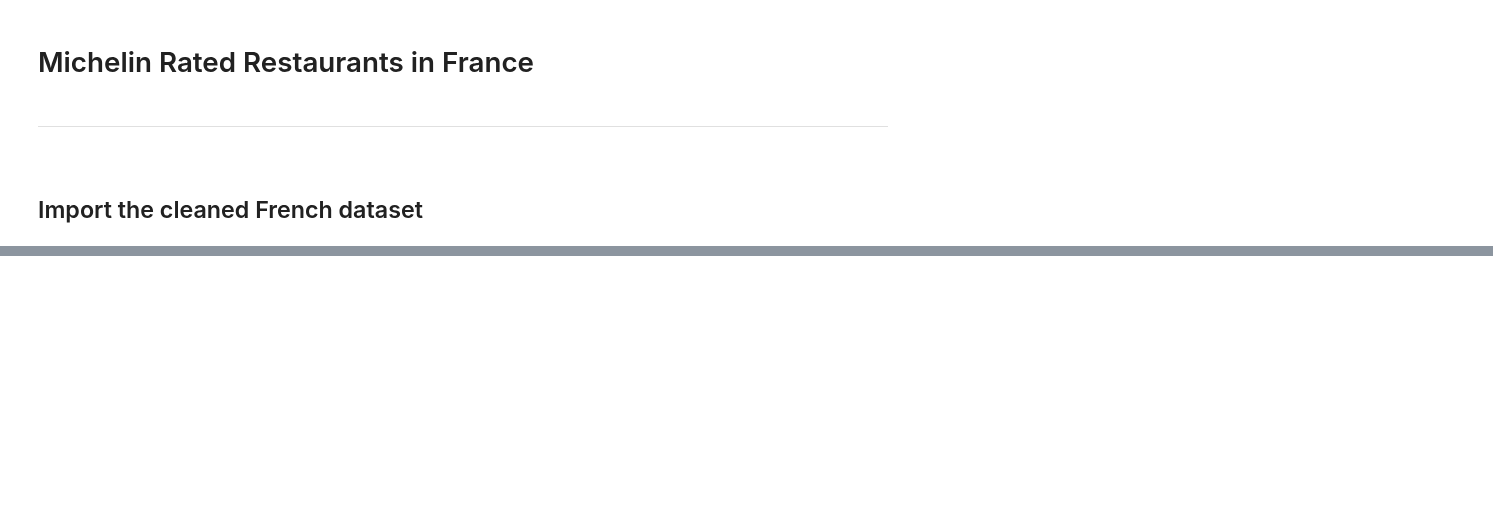
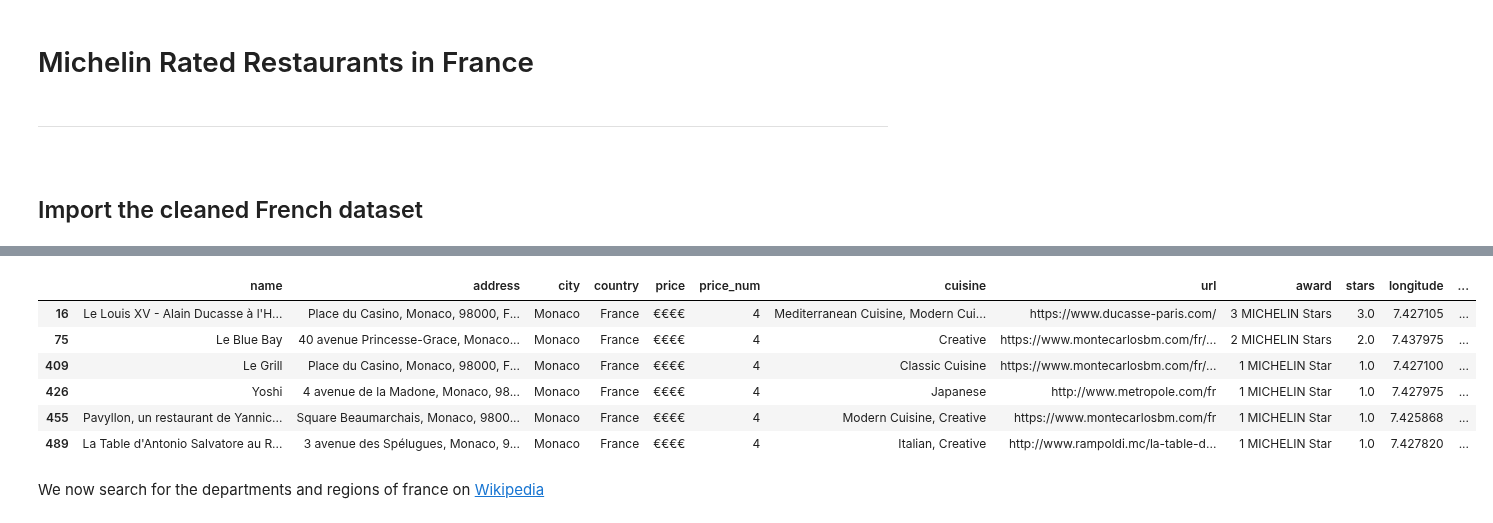
Before and after one commit to pineapple-bois/Michelin_Rated_Restaurants, a Jupyter notebook: Notebooks/France.ipynb, the cells around one changed output, grey strips where cells are left out. Saved outputs shown, nothing was run; the diff lists cells and outputs as text; code cells hidden in the pictures; blank space fills up the shorter version.

```diff
--- a/Notebooks/France.ipynb
+++ b/Notebooks/France.ipynb
@@ -26,0 +160,11 @@ france.head(10)
+# %%
+monaco = france_data[france_data['city'] == 'Monaco']
+monaco
+# %% [output]
+|  | name | address | city | country | price | price_num | cuisine | url | award | stars | longitude | ... |
+| 16 | Le Louis XV - Alain Ducasse à l'H... | Place du Casino, Monaco, 98000, F... | Monaco | France | €€€€ | 4 | Mediterranean Cuisine, Modern Cui... | https://www.ducasse-paris.com/ | 3 MICHELIN Stars | 3.0 | 7.427105 | ... |
+| 75 | Le Blue Bay | 40 avenue Princesse-Grace, Monaco... | Monaco | France | €€€€ | 4 | Creative | https://www.montecarlosbm.com/fr/... | 2 MICHELIN Stars | 2.0 | 7.437975 | ... |
+| 409 | Le Grill | Place du Casino, Monaco, 98000, F... | Monaco | France | €€€€ | 4 | Classic Cuisine | https://www.montecarlosbm.com/fr/... | 1 MICHELIN Star | 1.0 | 7.427100 | ... |
+| 426 | Yoshi | 4 avenue de la Madone, Monaco, 98... | Monaco | France | €€€€ | 4 | Japanese | http://www.metropole.com/fr | 1 MICHELIN Star | 1.0 | 7.427975 | ... |
+| 455 | Pavyllon, un restaurant de Yannic... | Square Beaumarchais, Monaco, 9800... | Monaco | France | €€€€ | 4 | Modern Cuisine, Creative | https://www.montecarlosbm.com/fr | 1 MICHELIN Star | 1.0 | 7.425868 | ... |
+| 489 | La Table d'Antonio Salvatore au R... | 3 avenue des Spélugues, Monaco, 9... | Monaco | France | €€€€ | 4 | Italian, Creative | http://www.rampoldi.mc/la-table-d... | 1 MICHELIN Star | 1.0 | 7.427820 | ... |
@@ -26,0 +174,2 @@ france.head(10)
+# %% [markdown]
+We now search for the departments and regions of france on [Wikipedia](https://en.wikipedia.org/wiki/Departments_of_France)
```
Also changed, not shown: parts of 43 cells of this notebook.
